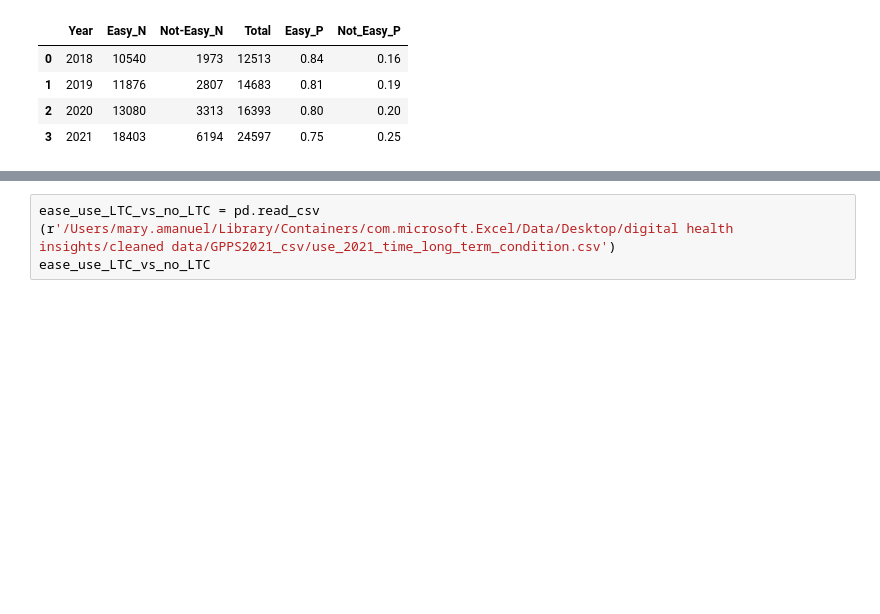
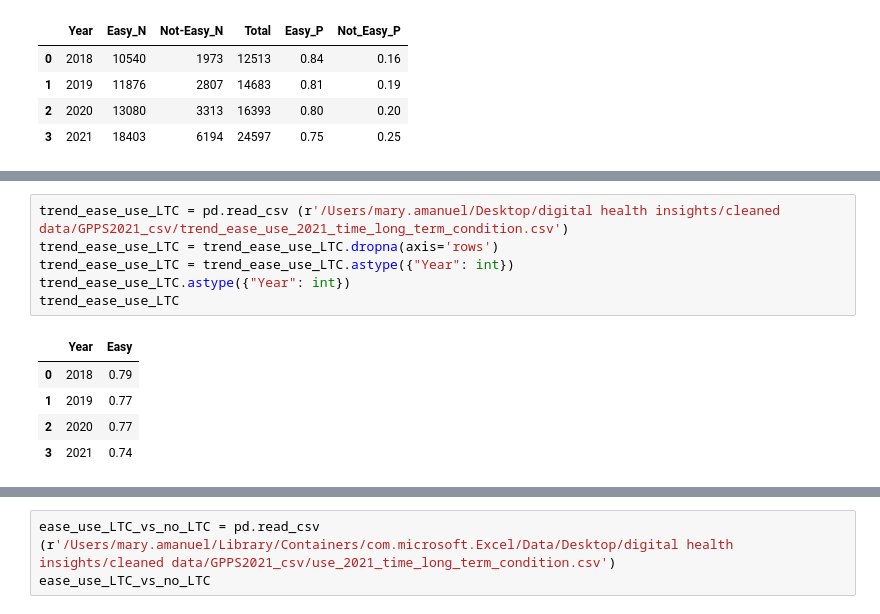
Before and after one commit to nhsx/digital-health-insights, a Jupyter notebook: GP Patient Survey 2021 Data Visualisation.ipynb, the cells around one changed output, grey strips where cells are left out. Cells and saved outputs as stored; diff of their text form; blank space fills up the shorter version.

```diff
--- a/GP Patient Survey 2021 Data Visualisation.ipynb
+++ b/GP Patient Survey 2021 Data Visualisation.ipynb
@@ -197,0 +236,12 @@ figure.show()
+# %%
+trend_ease_use_LTC = pd.read_csv (r'/Users/mary.amanuel/Desktop/digital health insights/cleaned data/GPPS2021_csv/trend_ease_use_2021_time_long_term_condition.csv')
+trend_ease_use_LTC = trend_ease_use_LTC.dropna(axis='rows')
+trend_ease_use_LTC = trend_ease_use_LTC.astype({"Year": int})
+trend_ease_use_LTC.astype({"Year": int})
+trend_ease_use_LTC
+# %% [output]
+|  | Year | Easy |
+| 0 | 2018 | 0.79 |
+| 1 | 2019 | 0.77 |
+| 2 | 2020 | 0.77 |
+| 3 | 2021 | 0.74 |
```
Also changed, not shown: parts of 16 cells of this notebook.
